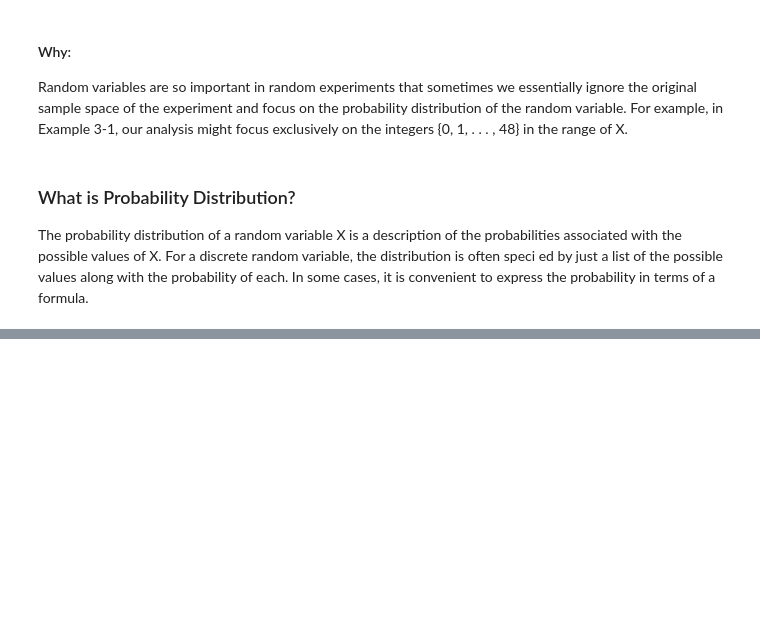
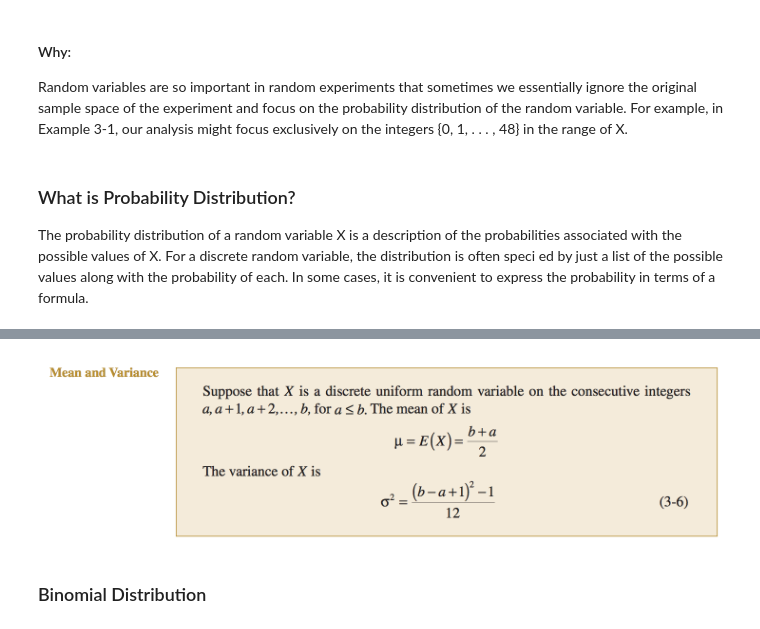
Before and after one commit to jmandivarapu1/Statistics_Python_ML, a Jupyter notebook: 2.Probability Distributions and PMF.ipynb, the cells around one changed output, grey strips where cells are left out. Cells and saved outputs as stored; diff of their text form; code cells hidden in the pictures; blank space fills up the shorter version.

```diff
--- a/2.Probability Distributions and PMF.ipynb
+++ b/2.Probability Distributions and PMF.ipynb
@@ -92,0 +111,6 @@ HTML(df.to_html(escape=False))
+# %%
+Image('./Images/Discrete_Uniform_Distribution_Mean.jpg')
+# %% [output]
+[figure, added]
+# %% [markdown]
+### Binomial Distribution
```
Also changed, not shown: parts of 30 cells of this notebook, 34 other files.
